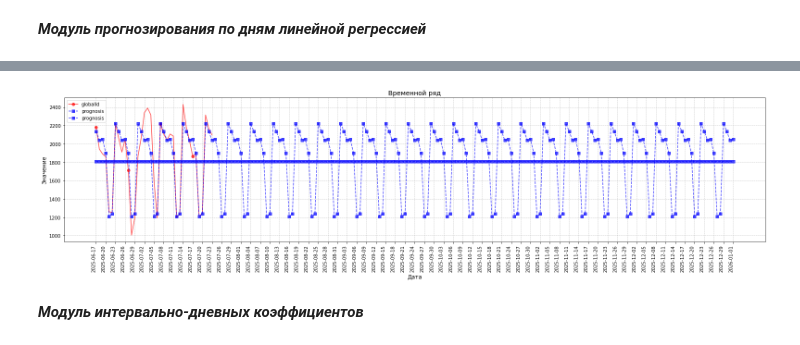
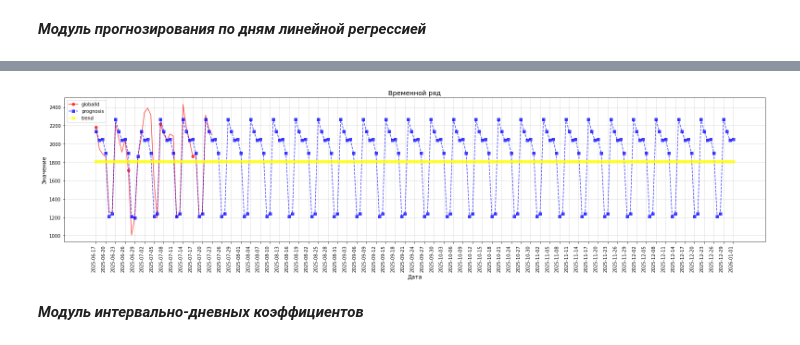
Before and after one commit to nikitakomissarov/prognosis_model, a Jupyter notebook: prognosis_model.ipynb, the cells around one changed output, grey strips where cells are left out. Saved outputs shown, nothing was run; the diff lists cells and outputs as text; code cells hidden in the pictures.

```diff
--- a/prognosis_model.ipynb
+++ b/prognosis_model.ipynb
@@ -24,15 +24,5 @@ pd.set_option('display.max_columns', 200)  # для столбцов
 # Если нужно вернуть настройки по умолчанию:
 # pd.reset_option('display.max_rows')
 # pd.reset_option('display.max_columns')
-# %%
-def prepare_data(path_to_table):
-    table = pd.read_excel(path_to_table)
-    return table
-
-LOAD_TABLE_PATH = 'C:\\Users\\Никита Комиссаров\\Yandex.Disk\\учеба\\прогноз\\load_data.xlsx'
-AHT_TABLE_PATH = 'C:\\Users\\Никита Комиссаров\\Yandex.Disk\\учеба\\прогноз\\load_data_aht.xlsx'
-
-load_table = prepare_data(LOAD_TABLE_PATH)
-aht_table = prepare_data(AHT_TABLE_PATH)
 # %% [markdown]
 ***Модуль подготовки исторических данных***
@@ -302,14 +351,12 @@ display(prediction_sample_a.head(50))
 # %%
-import numpy as np
-
-def draw_chart(timeline, historical, prognosis):
+def draw_chart(timeline, historical, prognosis, trend):
     # Создаем график
     plt.figure(figsize=(22, 6))
 
     # Разделяем построение линий для каждого значения
     # Строим линию для globalId
-    plt.plot(prediction_sample_a['date'],
-             prediction_sample_a['globalId'],
+    plt.plot(timeline,
+             historical,
              linestyle='-',
              marker='o',
              markevery=10,
@@ -318,8 +365,8 @@ def draw_chart(timeline, historical, prognosis):
              label='globalId')
 
     # Строим линию для prognosis
-    plt.plot(prediction_sample_a['date'],
-             prediction_sample_a['prognosis'],
+    plt.plot(timeline,
+             prognosis,
              linestyle='--',  # Другой стиль линии
              marker='s',
              # Другой маркер
@@ -328,48 +375,51 @@ def draw_chart(timeline, historical, prognosis):
              label='prognosis')
 
         # Строим линию для trend
-    plt.plot(prediction_sample_a['date'],
-             prediction_sample_a['trend'],
+    plt.plot(timeline,
+             trend,
              linestyle='--',  # Другой стиль линии
              marker='s',
              # Другой маркер
-             color='blue',    # Цвет для prognosis
+             color='yellow',    # Цвет для prognosis
              alpha=0.7,
-             label='prognosis')
+             label='trend')
 
     plt.xticks(
         ticks=np.arange(
-            prediction_sample_a['date'].min(),
-            prediction_sample_a['date'].max() + pd.Timedelta(days=1),
+            timeline.min(),
+            timeline.max() + pd.Timedelta(days=1),
             pd.Timedelta(days=3)
         ),
         rotation=45,
         ha='right'
     )
 
     # Настройка осей
     plt.xlabel('Дата', fontsize=12)
     plt.ylabel('Значение', fontsize=12)
     plt.title('Временной ряд', fontsize=14)
 
     # Поворот меток по оси X
     plt.xticks(rotation=90, ha='right')
 
     # Добавляем сетку
     plt.grid(True, linestyle='--', alpha=0.7)
 
     # Добавляем легенду
     plt.legend(loc='upper left')
 
     # Отображаем график
     plt.tight_layout()
     plt.show()
 
     display()
 
-draw_chart(prediction_sample_a['date'], prediction_sample_a['globalId'], prediction_sample_a['prognosis'])
+draw_chart(prediction_sample_a_final['date'],
+           prediction_sample_a_final['globalId'],
+           prediction_sample_a_final['prognosis'],
+           prediction_sample_a_final['trend'])
 # %% [output]
-[figure, old version]
+[figure, new version]
 # %% [markdown]
 ***Модуль интервально-дневных коэффициентов***
 # %%
```
Also changed, not shown: parts of 10 cells of this notebook.
